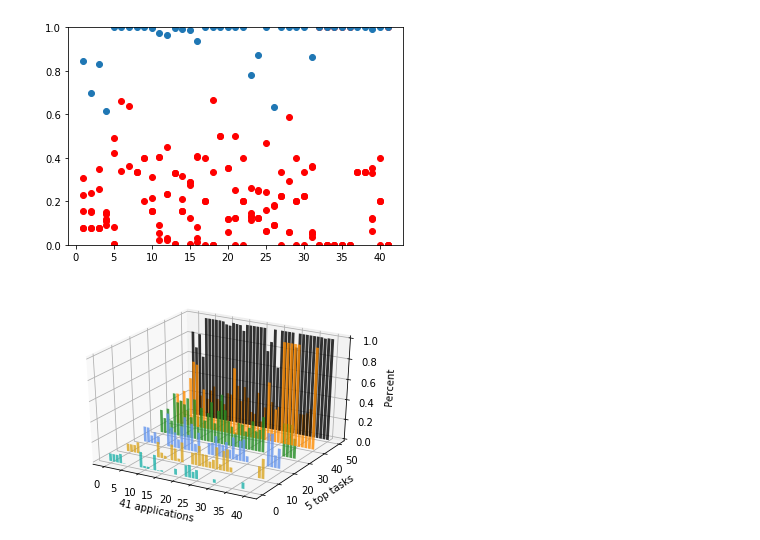
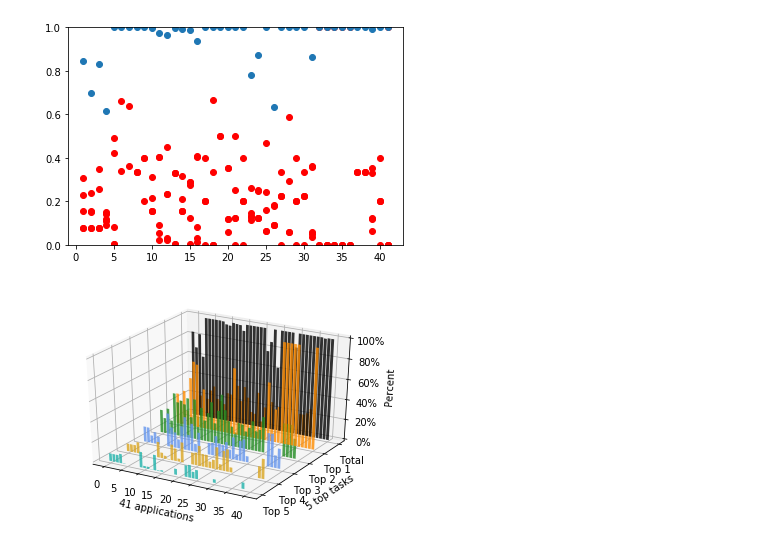
Before and after one commit to NEEMSYS/Thesis-ZhangTe, a Jupyter notebook: chapter3/feature-by-frequency.ipynb, the cells around one changed output. Drawn from its saved outputs; the diff is of its cells as text; code cells hidden in the pictures.

```diff
--- a/chapter3/feature-by-frequency.ipynb
+++ b/chapter3/feature-by-frequency.ipynb
@@ -115,31 +115,33 @@ for k, v in paths_data.items():
 plus_prob = []
 
 # Add up all the values.
 for i in range(len(prob[0])):
     plus_prob.append(sum(map(lambda e: e[i], prob)))
 prob.insert(0, plus_prob)
 
 fig = plt.figure(1)
 ax = fig.gca(projection='3d')
 idx = 0
 for c, z in zip(['k'] + [colors[i] for i in range(top_task_num)], reversed([i * 10 for i in range(top_task_num + 1)])):
     xs = np.arange(len(prob[0]))
     ys = prob[idx]
     idx += 1
     # You can provide either a single color or an array. To demonstrate this,
     # the first bar of each set will be colored cyan.
     cs = [c] * len(xs)
     ax.bar(xs, ys, zs=z, zdir='y', color=cs, alpha=0.8)
 
 #ax.set_xlim(0, 1)
 #ax.set_ylim(0, 1)
 ax.set_zlim(0, 1)
+ax.set_yticklabels(['Top {}'.format(top_task_num-i) for i in range(top_task_num)] + ['Total'])
+ax.set_zticklabels(['{}%'.format(i*20) for i in range(6)])
 ax.set_xlabel('{} applications'.format(len(prob[0])))
 ax.set_ylabel('{} top tasks'.format(top_task_num))
 ax.set_zlabel('Percent')
 plt.savefig('feature-by-frequency-3d.png')
 plt.show()
 plt.close(1)
 ############ end of 3d ###########
 # %% [output]
-[figure, old version]
+[figure, new version]
```
Also changed, not shown: parts of 1 cell of this notebook, 1 other file.
